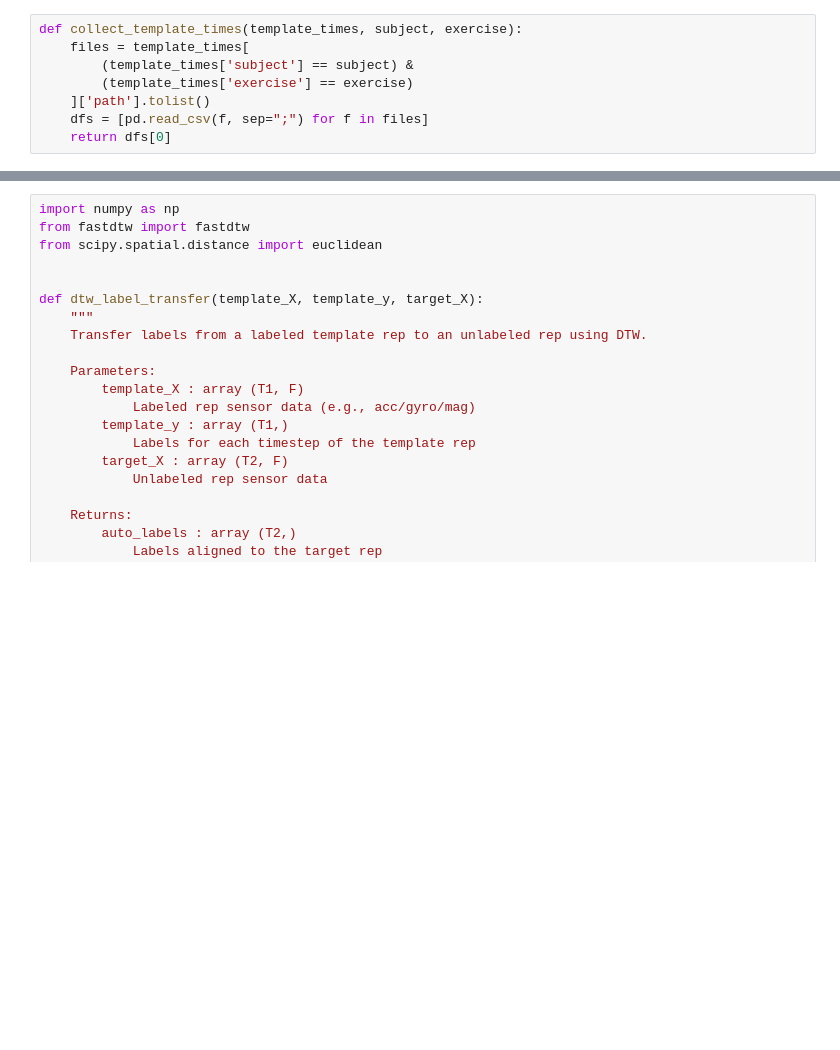
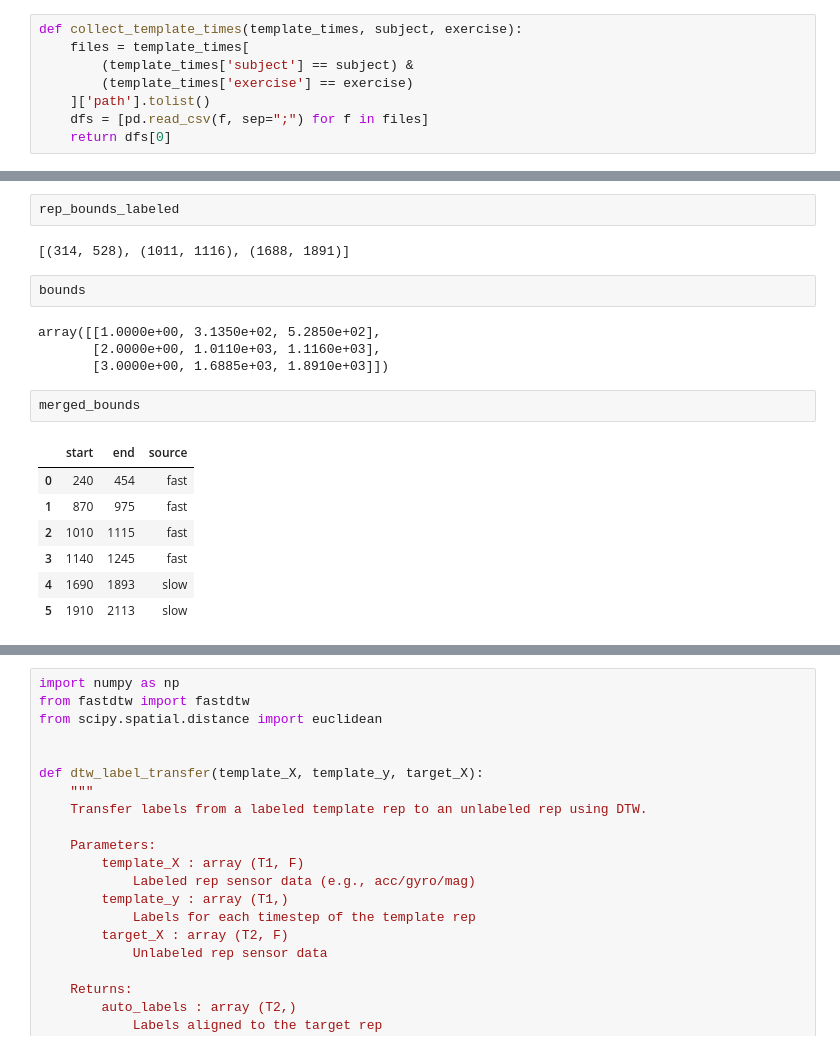
Before and after one commit to HammyLA/cs156-exercise-project, a Jupyter notebook: notebooks/experimental.ipynb, the cells around one changed output, grey strips where cells are left out. Saved outputs shown, nothing was run; the diff lists cells and outputs as text; blank space fills up the shorter version.

```diff
--- a/notebooks/experimental.ipynb
+++ b/notebooks/experimental.ipynb
@@ -358,0 +576,20 @@ def collect_template_times(template_times, subject, exercise):
+# %%
+rep_bounds_labeled
+# %% [output]
+[(314, 528), (1011, 1116), (1688, 1891)]
+# %%
+bounds
+# %% [output]
+array([[1.0000e+00, 3.1350e+02, 5.2850e+02],
+       [2.0000e+00, 1.0110e+03, 1.1160e+03],
+       [3.0000e+00, 1.6885e+03, 1.8910e+03]])
+# %%
+merged_bounds
+# %% [output]
+|  | start | end | source |
+| 0 | 240 | 454 | fast |
+| 1 | 870 | 975 | fast |
+| 2 | 1010 | 1115 | fast |
+| 3 | 1140 | 1245 | fast |
+| 4 | 1690 | 1893 | slow |
+| 5 | 1910 | 2113 | slow |
```
Also changed, not shown: parts of 22 cells of this notebook, 4 other files.
